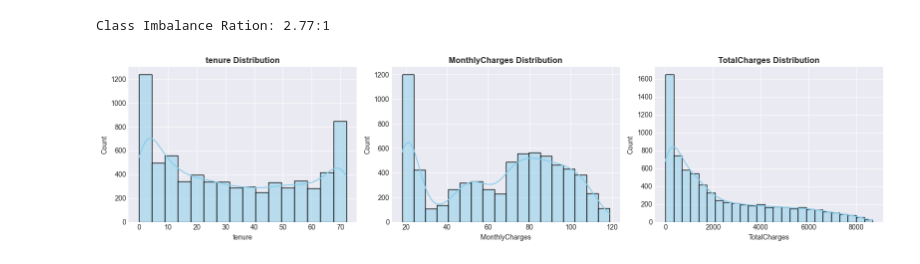
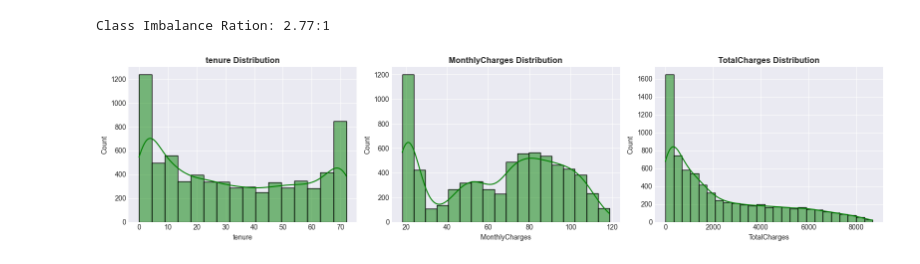
Before and after one commit to Moizah1/Telecom-customer-churn-prediction, a Jupyter notebook: customer_churn.ipynb, the cells around one changed output. Saved outputs shown, nothing was run; the diff lists cells and outputs as text; code cells hidden in the pictures.

```diff
--- a/customer_churn.ipynb
+++ b/customer_churn.ipynb
@@ -51,15 +51,15 @@ Class Imbalance Ration: 2.77:1
 # %%
 #Visualization
 
 fig , axes = plt.subplots(1, 3, figsize=(16,4))
 
 for idx, col in enumerate(["tenure", "MonthlyCharges","TotalCharges"]):
-    sns.histplot(df[col], kde=True, ax=axes[idx], color='skyblue')
+    sns.histplot(df[col], kde=True, ax=axes[idx], color='green')
     axes[idx].set_title(f'{col} Distribution', fontsize=12, fontweight='bold')
 
 plt.tight_layout()
 plt.show()
 # %% [output]
-[figure, old version]
+[figure, new version]
 # %%
 #churn by contract type
```
Also changed, not shown: parts of 15 cells of this notebook, 1 other file.
